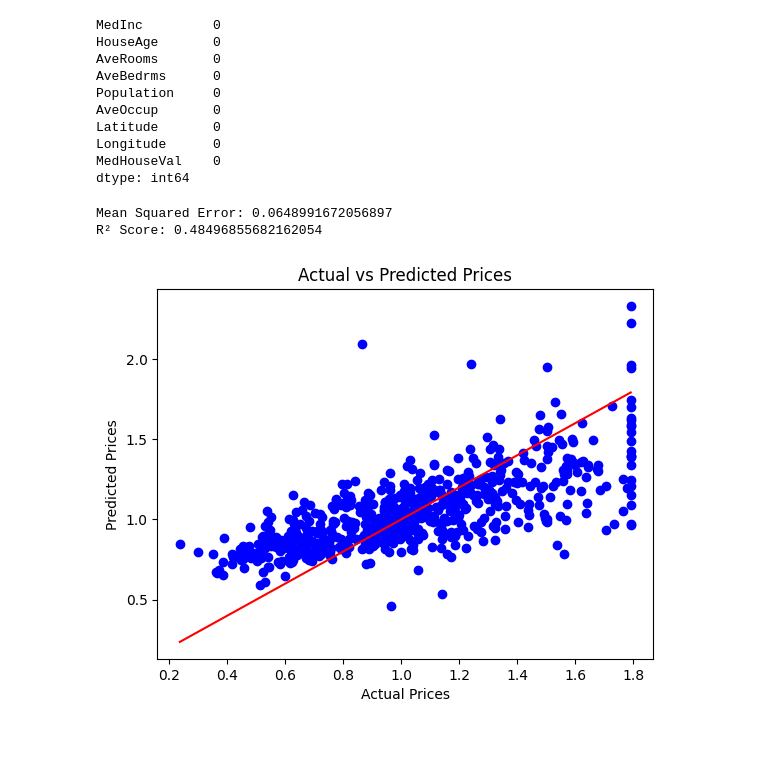
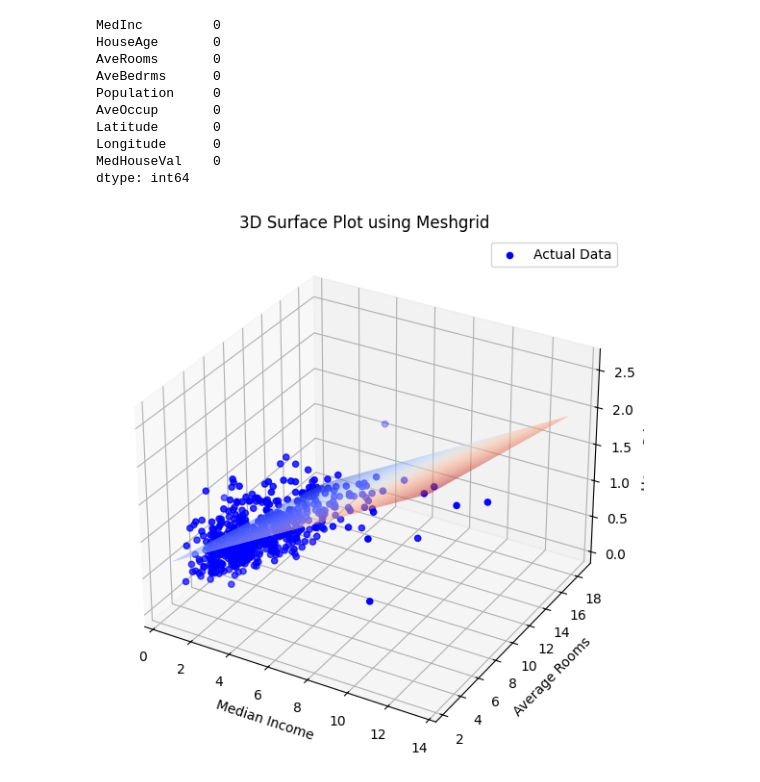
Before and after one commit to Abbasali-Sunasara/Machine-learning, a Jupyter notebook: California_Housing.ipynb, the cells around one changed output. Drawn from its saved outputs; the diff is of its cells as text; code cells hidden in the pictures; blank space fills up the shorter version.

```diff
--- a/California_Housing.ipynb
+++ b/California_Housing.ipynb
@@ -31,26 +31,51 @@ dtype: int64
 # %%
 X = df[["MedInc", "AveRooms"]]
 Y = df["MedHouseVal"]
 
 X_train, X_test, Y_train, Y_test = train_test_split(X, Y, test_size=0.2, random_state=42)
 
 model=LinearRegression()
 model.fit(X_train,Y_train)
 
 Y_pred = model.predict(X_test)
+fig = plt.figure(figsize=(10,7))
+ax = fig.add_subplot(111, projection='3d')
 
-mse = mean_squared_error(Y_test, Y_pred)
-r2 = r2_score(Y_test, Y_pred)
-print(f"Mean Squared Error: {mse}")
-print(f"R² Score: {r2}")
+# Scatter plot of actual test data
+ax.scatter(X_test["MedInc"], X_test["AveRooms"], Y_test, color="blue", label="Actual Data")
 
-plt.scatter(Y_test, Y_pred, color='blue')
-plt.plot([min(Y_test), max(Y_test)], [min(Y_test), max(Y_test)], color='red')
-plt.xlabel("Actual Prices")
-plt.ylabel("Predicted Prices")
-plt.title("Actual vs Predicted Prices")
+# Create meshgrid for plotting
+x1_range = np.linspace(X_test["MedInc"].min(), X_test["MedInc"].max(), 100)
+x2_range = np.linspace(X_test["AveRooms"].min(), X_test["AveRooms"].max(), 100)
+x1, x2 = np.meshgrid(x1_range, x2_range)
+
+# Convert meshgrid to 2D input
+x_grid = np.c_[x1.ravel(), x2.ravel()]
+
+# Create a DataFrame with ALL 8 FEATURES
+feature_names = X_train.columns # Get all 8 feature names
+df_grid = pd.DataFrame(np.zeros((x_grid.shape[0], len(feature_names))), columns=feature_names)
+
+# Fill only 'MedInc' and 'AveRooms' columns, keep others at their mean value
+df_grid["MedInc"] = x_grid[:, 0]
+df_grid["AveRooms"] = x_grid[:, 1]
+for col in feature_names:
+    if col not in ["MedInc", "AveRooms"]:
+        df_grid[col] = X_train[col].mean() # Fill missing features with mean
+
+# Predict using the model
+z = model.predict(df_grid).reshape(x1.shape)
+
+# Plot regression surface
+ax.plot_surface(x1, x2, z, cmap='coolwarm', alpha=0.6, edgecolor='none')
+
+# Labels
+ax.set_xlabel('Median Income')
+ax.set_ylabel('Average Rooms')
+ax.set_zlabel('House Price')
+ax.set_title('3D Surface Plot using Meshgrid')
+
+plt.legend()
 plt.show()
 # %% [output]
-Mean Squared Error: 0.0648991672056897
-R² Score: 0.48496855682162054
-[figure, old version]
+[figure, new version]
```
Also changed, not shown: 2 other files.
